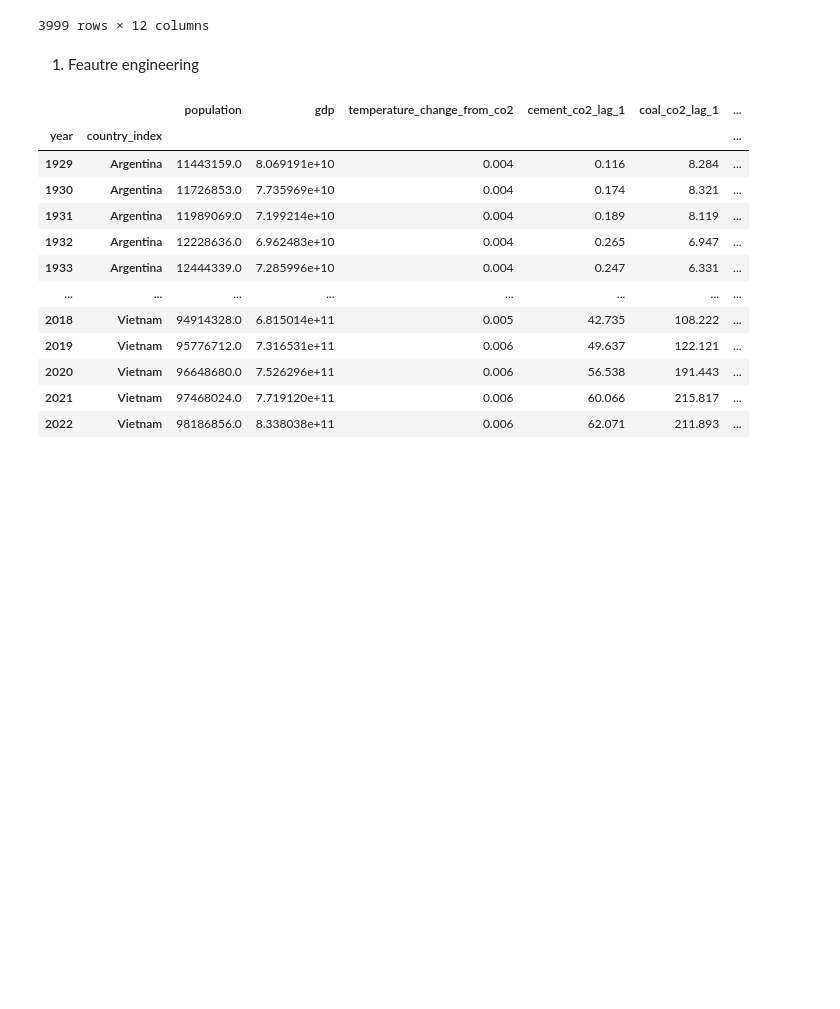
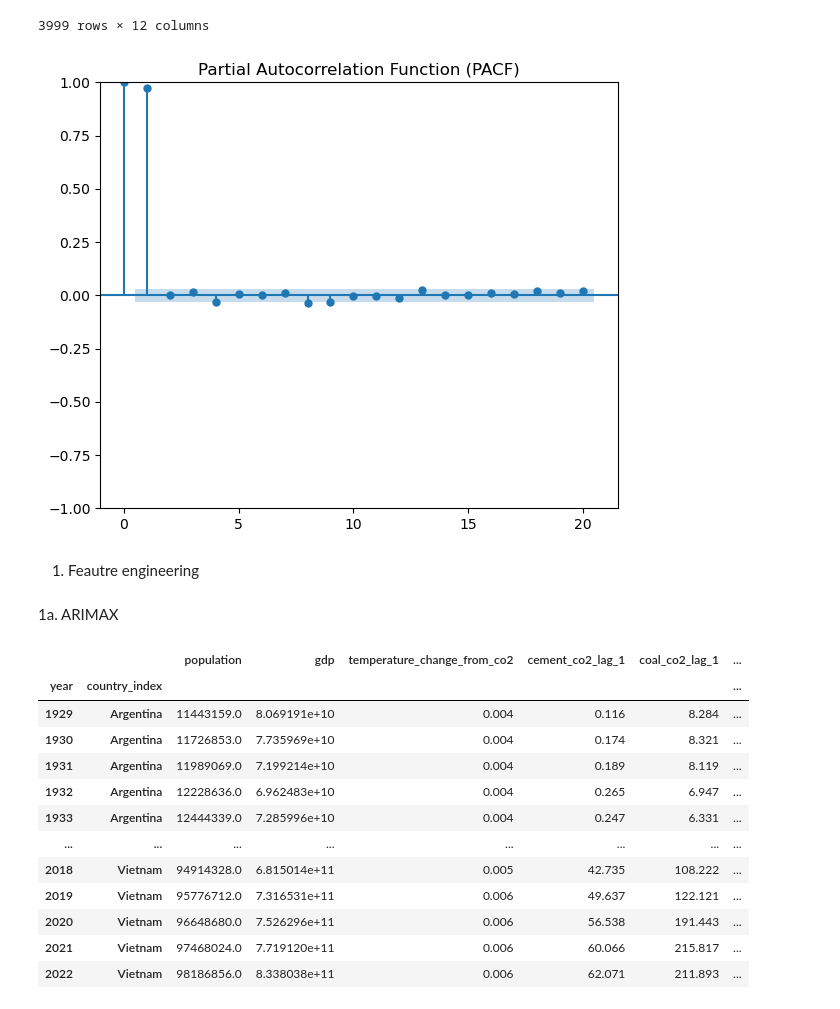
Before and after one commit to Bealtaine16/CO2_Emission, a Jupyter notebook: src_new/0_data_preprocessing.ipynb, the cells around one changed output. Drawn from its saved outputs; the diff is of its cells as text; code cells hidden in the pictures; blank space fills up the shorter version.

```diff
--- a/src_new/0_data_preprocessing.ipynb
+++ b/src_new/0_data_preprocessing.ipynb
@@ -30,6 +31,18 @@ df
 | 3997 | Vietnam | 2021 | 97468024.0 | 7.719120e+11 | 0.006 | 62.071 | 211.893 | 0.995 | ... |
 | 3998 | Vietnam | 2022 | 98186856.0 | 8.338038e+11 | 0.006 | 58.552 | 201.102 | 1.110 | ... |
 3999 rows × 12 columns
+# %%
+#Partial Autocorrelation Function (PACF) correlogram - indicates which delays are most important when eliminating the influence of previous lags.
+time_series = df['co2_including_luc']
+
+fig, ax = plt.subplots(figsize=(6, 5))
+sm.graphics.tsa.plot_pacf(time_series, lags=20, ax=ax)
+
+ax.set_title('Partial Autocorrelation Function (PACF)')
+plt.tight_layout()
+plt.show()
+# %% [output]
+[figure, added]
 # %% [markdown]
 1. Feautre engineering
 # %%
@@ -39 +54,3 @@ df = df.set_index([config.year_index, config.additional_index])
+# %% [markdown]
+1a. ARIMAX
 # %%
```
Also changed, not shown: parts of 40 cells of this notebook, 38 other files.
